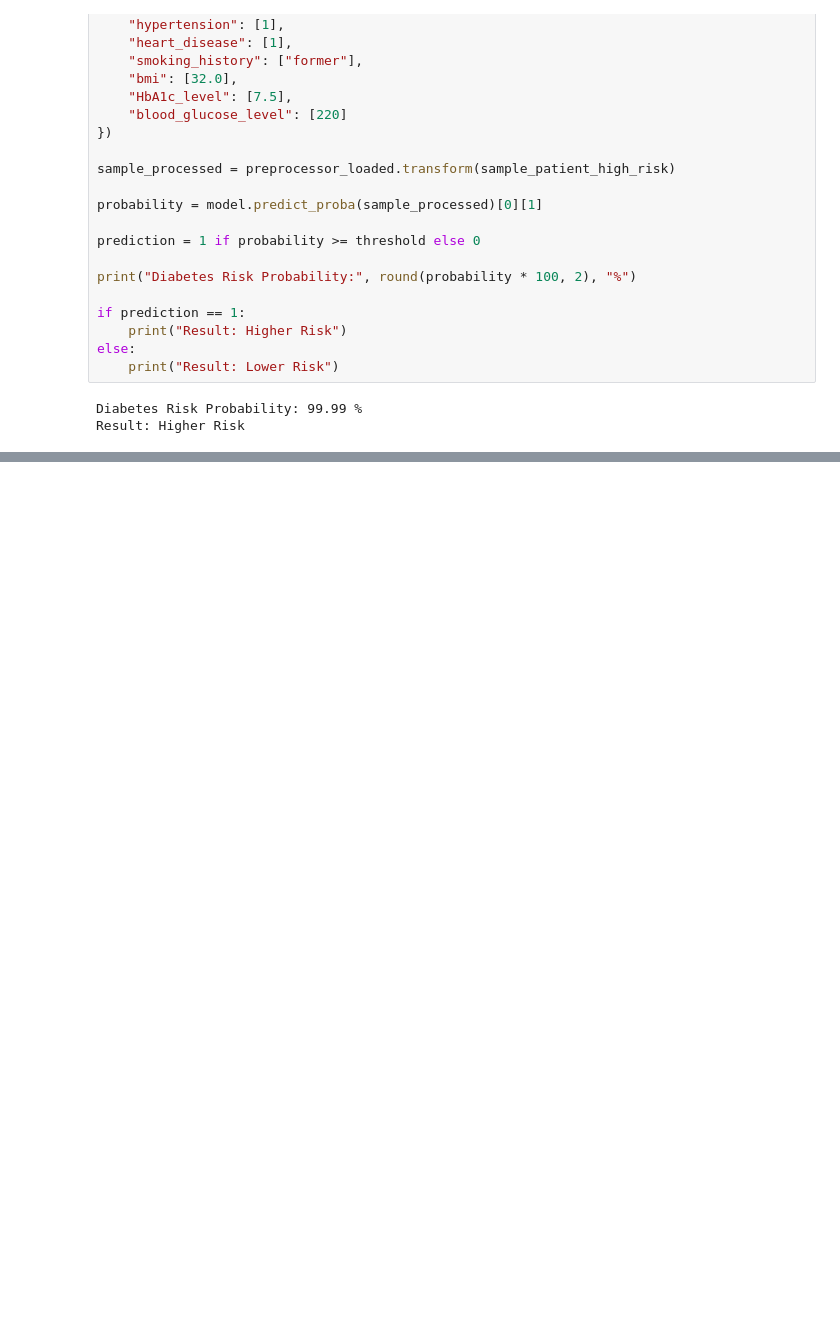
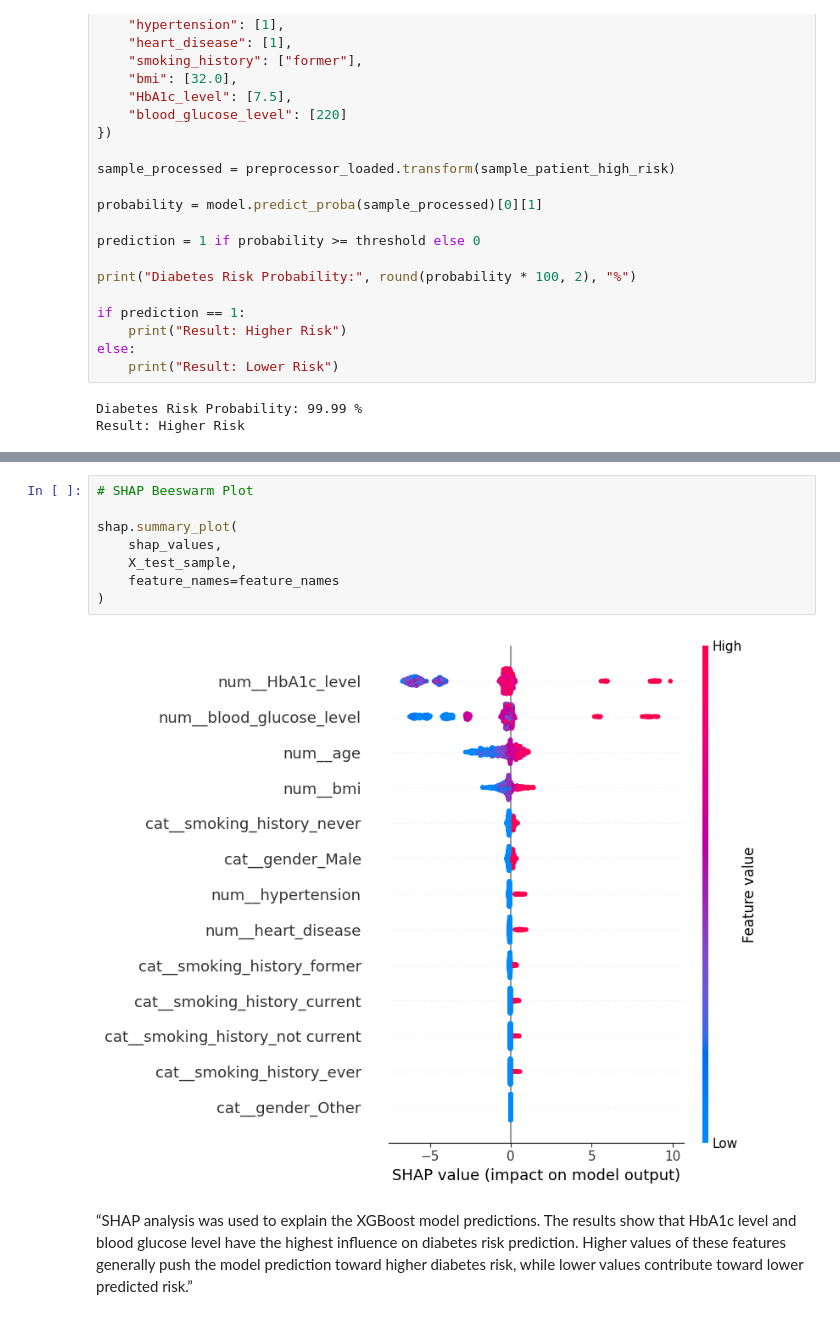
Before and after one commit to AkshayaNemalipuri/Capstone_MedIntel, a Jupyter notebook: MedIntel_AI_Model_Development.ipynb, the cells around one changed output, grey strips where cells are left out. Cells and saved outputs as stored; diff of their text form; blank space fills up the shorter version.

```diff
--- a/MedIntel_AI_Model_Development.ipynb
+++ b/MedIntel_AI_Model_Development.ipynb
@@ -748,0 +865,12 @@ Result: Higher Risk
+# %%
+# SHAP Beeswarm Plot
+
+shap.summary_plot(
+    shap_values,
+    X_test_sample,
+    feature_names=feature_names
+)
+# %% [output]
+[figure, added]
+# %% [markdown]
+“SHAP analysis was used to explain the XGBoost model predictions. The results show that HbA1c level and blood glucose level have the highest influence on diabetes risk prediction. Higher values of these features generally push the model prediction toward higher diabetes risk, while lower values contribute toward lower predicted risk.”
```
Also changed, not shown: parts of 13 cells of this notebook.
